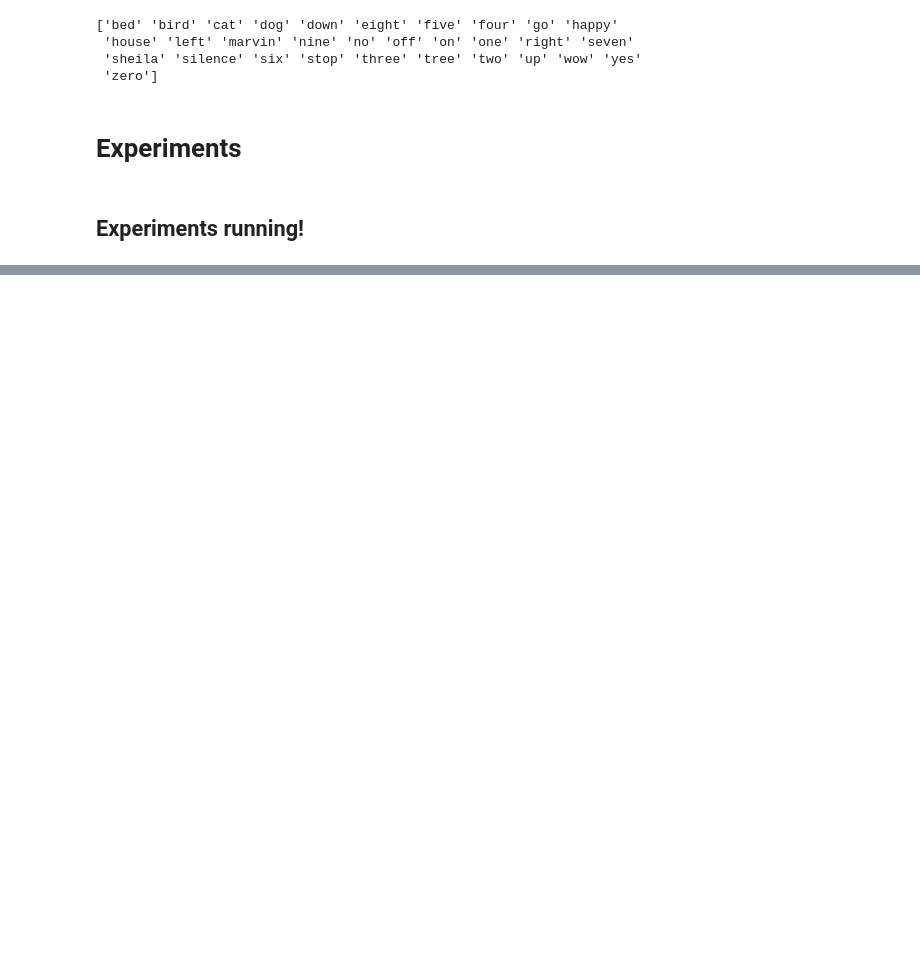
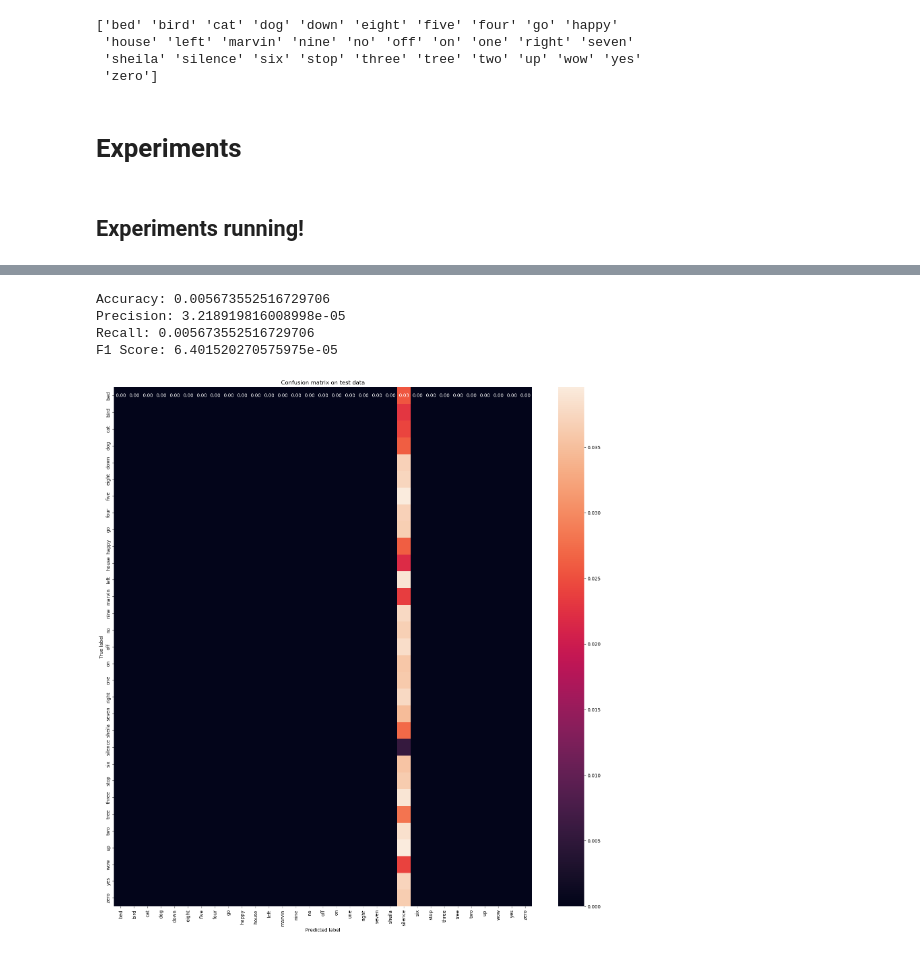
Before and after one commit to pasterzewa/RNN-DL-Project, a Jupyter notebook: Transformers.ipynb, the cells around one changed output, grey strips where cells are left out. Saved outputs shown, nothing was run; the diff lists cells and outputs as text; code cells hidden in the pictures; blank space fills up the shorter version.

```diff
--- a/Transformers.ipynb
+++ b/Transformers.ipynb
@@ -433,0 +459,2 @@ Accuracy score on test dataset: 0.774076229269712
+# %%
+history = model_silence.fit(x=X_train, y=Y_train_binary, batch_size=64, validation_data=(X_valid, Y_valid_binary), epochs=10)
@@ -433,0 +482,4 @@ Accuracy score on test dataset: 0.774076229269712
+# %%
+model_normal = modelTransformer()
+model_normal.compile(loss='categorical_crossentropy', metrics=metrics, optimizer='adam')
+history = model_normal.fit(x=X_train, y=Y_train, batch_size=64, validation_data=(X_valid, Y_valid), epochs=10)
@@ -433,0 +507,3 @@ Accuracy score on test dataset: 0.774076229269712
+# %%
+silence_preds = model_silence.predict(X_test)
+all_preds = model_normal.predict(X_test)
@@ -433,0 +513,45 @@ Accuracy score on test dataset: 0.774076229269712
+# %%
+combined_preds = np.zeros_like(all_preds)
+
+for i, pred in enumerate(silence_preds):
+    if pred == 1:
+        combined_preds[i] = 0
+        combined_preds[i, ind] = 1
+    else:
+        combined_preds[i] = all_preds[i]
+# %%
+accuracy = accuracy_score(Y_test, combined_preds)
+precision = precision_score(Y_test, combined_preds, average='weighted')
+recall = recall_score(Y_test, combined_preds, average='weighted')
+f1 = f1_score(Y_test, combined_preds, average='weighted')
+
+print("Accuracy:", accuracy)
+print("Precision:", precision)
+print("Recall:", recall)
+print("F1 Score:", f1)
+# %% [output]
+Accuracy: 0.005673552516729706
+Precision: 3.218919816008998e-05
+Recall: 0.005673552516729706
+F1 Score: 6.401520270575975e-05
+# %%
+#true_labels = np.concatenate([y for y in Y_test], axis=0)
+tf_labels = tf.argmax(Y_test, axis=1).numpy()
+predicted_classes = np.argmax(combined_preds, axis=1)
+#conf_matrix = tf.math.confusion_matrix(tf_labels, predicted_classes, num_classes=n_classes)
+
+#disp = ConfusionMatrixDisplay(confusion_matrix=conf_matrix.numpy(), display_labels=CLASSES)
+#fig, ax = plt.subplots(figsize=(11, 9))
+#disp.plot(ax=ax)
+#plt.show()
+
+result = confusion_matrix(tf_labels, predicted_classes , normalize='pred')
+plt.figure(figsize=(20,20))
+labels = CLASSES
+sns.heatmap(result, annot=True, fmt='.2f', xticklabels=labels, yticklabels=labels)
+plt.ylabel('True label')
+plt.xlabel('Predicted label')
+plt.title('Confusion matrix on test data')
+plt.show()
+# %% [output]
+[figure, added]
```
Also changed, not shown: parts of 12 cells of this notebook.
